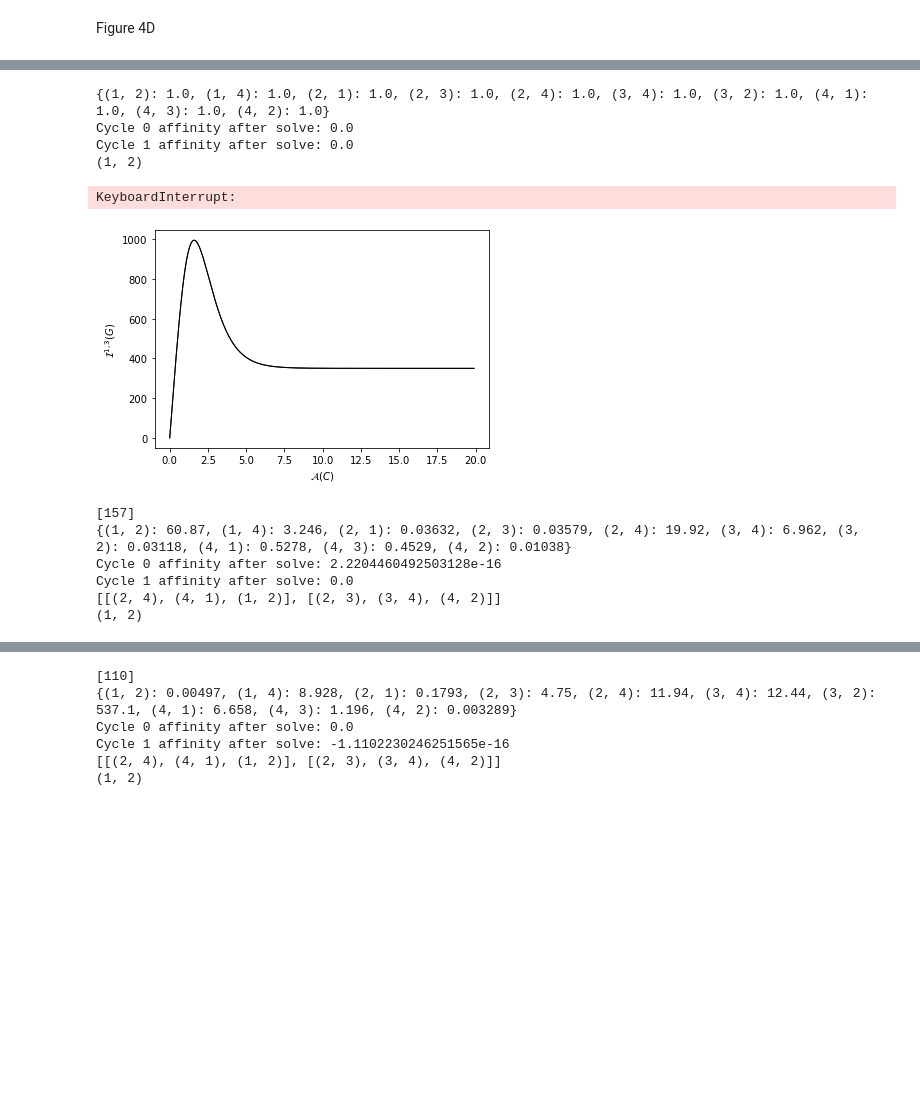
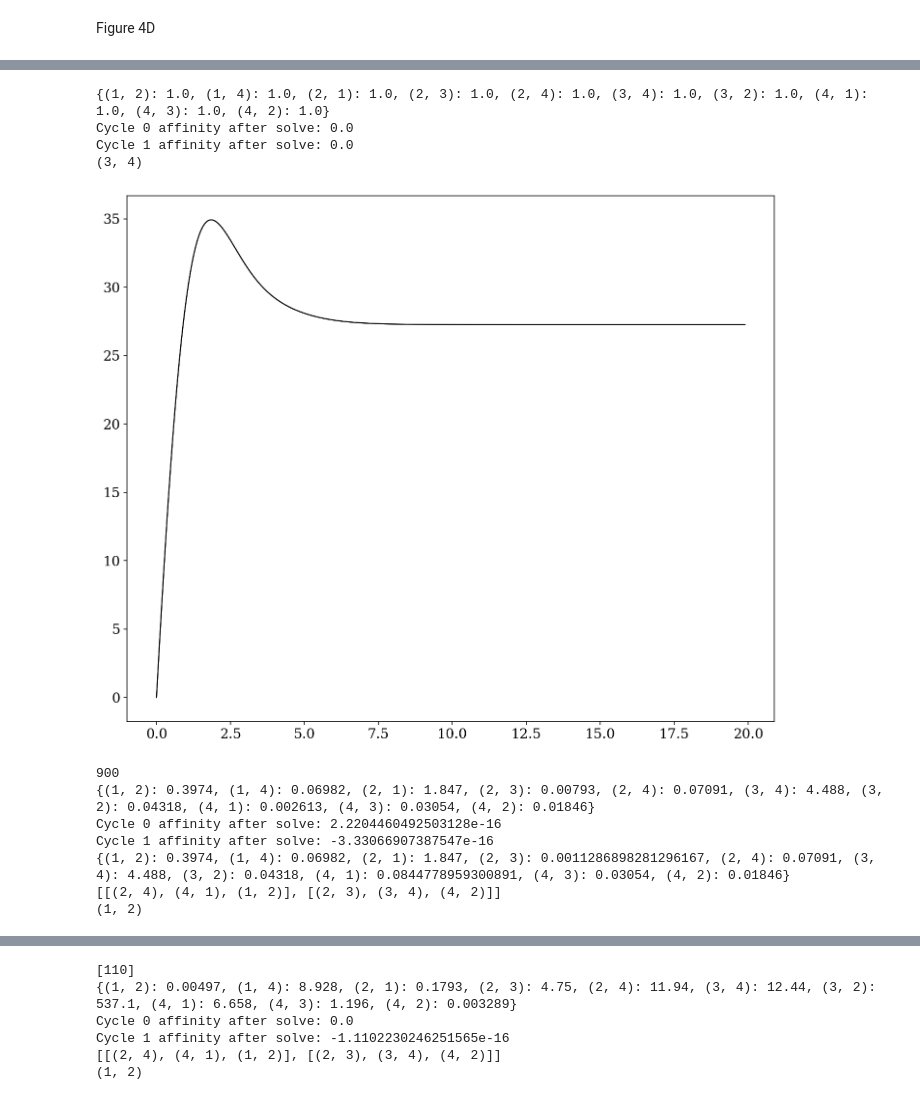
Before and after one commit to sjhaque14/steinberg-signature, a Jupyter notebook: figure_4.ipynb, the cells around one changed output, grey strips where cells are left out. Saved outputs shown, nothing was run; the diff lists cells and outputs as text; code cells hidden in the pictures; blank space fills up the shorter version.

```diff
--- a/figure_4.ipynb
+++ b/figure_4.ipynb
@@ -87,18 +87,19 @@ edgesf, edgesb, labelsf, labelsb = get_cycle_labels_edges(cycles, label_dict)
 L  = Laplacian_all(edge_list, label_list, node_list)
 pi = steady_state_spectrum(L)
 
-perturb_edge = edgesf[0][2]
+perturb_edge = edgesf[1][1]
 print(perturb_edge)
 
 #----#
 
 signal = make_observable(node_list)
 alpha, beta  = 1, 3
+tau = np.linspace(0.01, 200, num=1000)
 # %% [output]
 {(1, 2): 1.0, (1, 4): 1.0, (2, 1): 1.0, (2, 3): 1.0, (2, 4): 1.0, (3, 4): 1.0, (3, 2): 1.0, (4, 1): 1.0, (4, 3): 1.0, (4, 2): 1.0}
 Cycle 0 affinity after solve: 0.0
 Cycle 1 affinity after solve: 0.0
-(1, 2)
+(3, 4)
 # %%
 N = 2000
 all_affinities = np.zeros((N,len(cycles)))
@@ -118,29 +119,31 @@ for i in tqdm(range(0,N)):
     all_affinities[i] = calculate_affinities(prodf,prodb,cycles)
 
     # 4. calculate and store the Steinberg signature
-    tau, _ = define_tau_range(L, max_points=500, cap_factor=10.0)
+    #tau, _ = define_tau_range(L, max_points=500, cap_factor=10.0)
     pi = steady_state_spectrum(L)
     a13, a31 = asymmetric_autocorrelation(signal,L,tau,pi,alpha=1,beta=3)
     all_areas[i] = numerical_area(a13,a31)
 
     # 5. perturb chosen parameter for next iteration
     label_dict[perturb_edge] *= 1.01
-# %% [output]
-KeyboardInterrupt:
+# %%
+plt.rc("text", usetex=False)
+plt.rc("font", family = "serif",size=14)
+plt.rc("figure",figsize=(12,10))
+%config InlineBackend.figure_format = 'retina'
 # %%
 fig = plt.figure()
 for i in range(len(cycles)):
-    plt.plot(np.abs(all_affinities[:,0]),all_areas,label=r'$\mathcal{I}^{1,3}(G)$',linewidth=1, color= 'black')
-plt.xlabel(r"$\mathcal{A}(C)$")
-plt.ylabel(r"$\mathcal{I}^{1,3}(G)$")
+    #plt.plot(np.abs(all_affinities[:,0]),all_areas,label=r'$\mathcal{I}^{1,3}(G)$',linewidth=1, color= 'black')
+    plt.plot(np.abs(all_affinities[:,1]),all_areas,label=r'$\mathcal{I}^{1,3}(G)$',linewidth=1, color= 'black')
 plt.show()
 #fig.savefig('4v2c_allones.pdf', dpi = 900, bbox_inches='tight',facecolor=fig.get_facecolor(), edgecolor='none')
 # %% [output]
-[figure, old version]
+[figure, new version]
 # %%
 # param_set1
 
-seed = np.random.choice(np.arange(1,1000), size=1)
+seed = 900 #np.random.choice(np.arange(1,1000), size=1)[0]
 print(seed)
 
 np.random.seed(seed)
@@ -174,6 +177,8 @@ new_label_dict, new_label_list = reformat_labels(edge_tracker,
 label_dict1 = new_label_dict
 label_list = new_label_list
 
+print(label_dict1)
+
 edgesf, edgesb, labelsf, labelsb = get_cycle_labels_edges(cycles, label_dict1)
 L  = Laplacian_all(edge_list, label_list, node_list)
 pi = steady_state_spectrum(L)
@@ -191,11 +196,13 @@ print(perturb_edge)
 
 signal = make_observable(node_list)
 alpha, beta  = 1, 3
+tau = np.linspace(0.01, 200, num=500)
 # %% [output]
-[157]
-{(1, 2): 60.87, (1, 4): 3.246, (2, 1): 0.03632, (2, 3): 0.03579, (2, 4): 19.92, (3, 4): 6.962, (3, 2): 0.03118, (4, 1): 0.5278, (4, 3): 0.4529, (4, 2): 0.01038}
+900
+{(1, 2): 0.3974, (1, 4): 0.06982, (2, 1): 1.847, (2, 3): 0.00793, (2, 4): 0.07091, (3, 4): 4.488, (3, 2): 0.04318, (4, 1): 0.002613, (4, 3): 0.03054, (4, 2): 0.01846}
 Cycle 0 affinity after solve: 2.2204460492503128e-16
-Cycle 1 affinity after solve: 0.0
+Cycle 1 affinity after solve: -3.33066907387547e-16
+{(1, 2): 0.3974, (1, 4): 0.06982, (2, 1): 1.847, (2, 3): 0.0011286898281296167, (2, 4): 0.07091, (3, 4): 4.488, (3, 2): 0.04318, (4, 1): 0.0844778959300891, (4, 3): 0.03054, (4, 2): 0.01846}
 [[(2, 4), (4, 1), (1, 2)], [(2, 3), (3, 4), (4, 2)]]
 (1, 2)
 # %%
```
Also changed, not shown: parts of 7 cells of this notebook, 15 other files.
